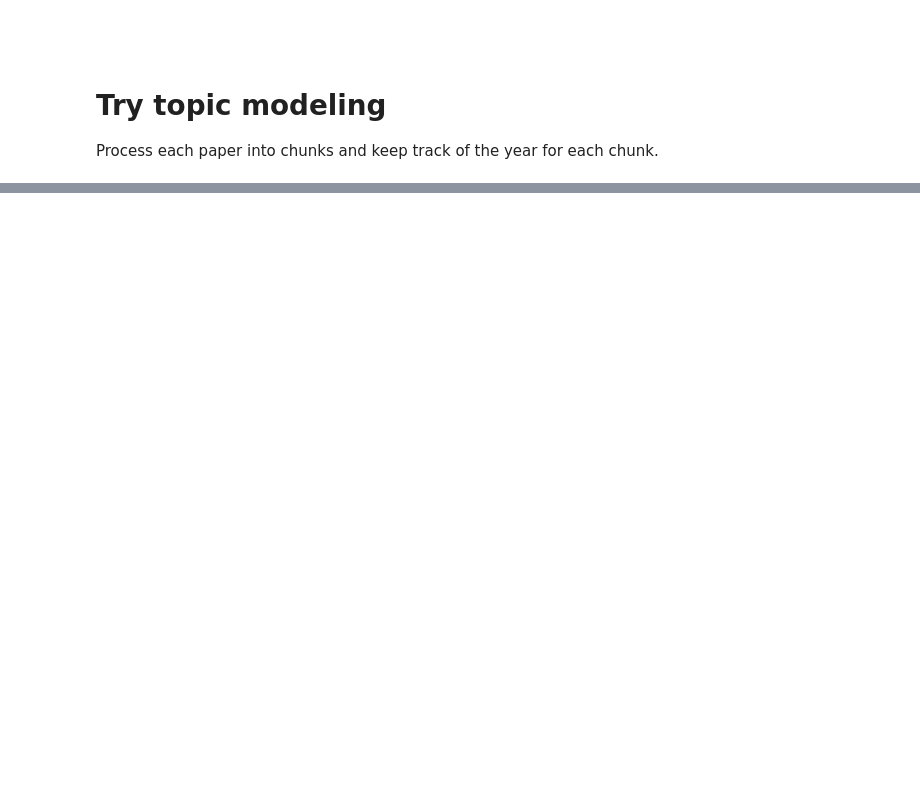
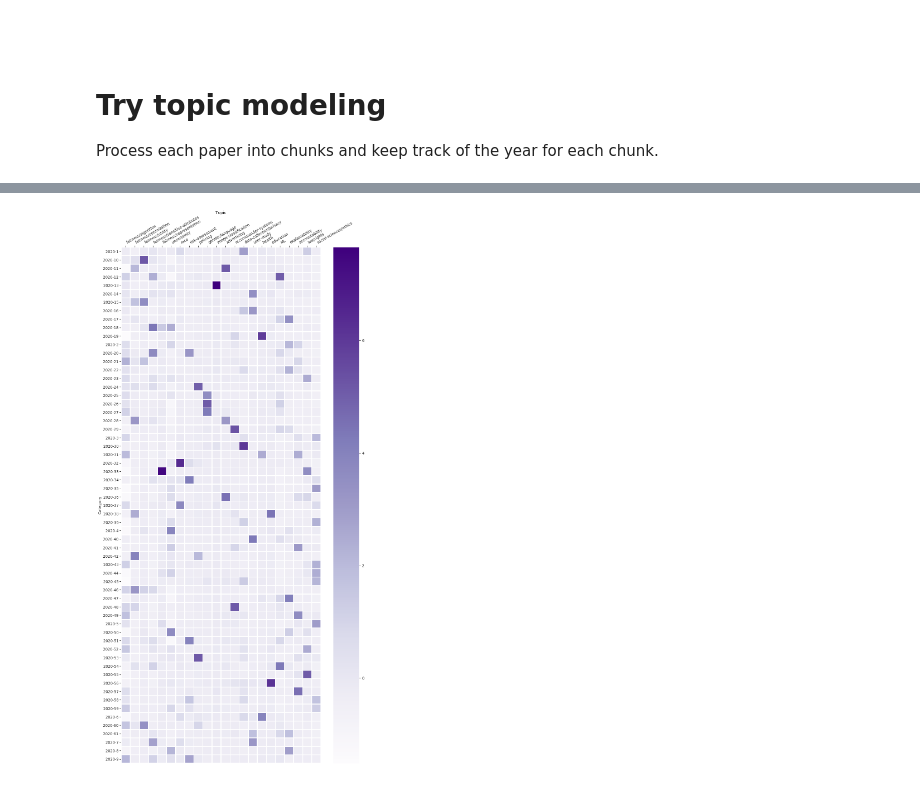
Before and after one commit to JainSameer06/FAccT-MF, a Jupyter notebook: src/lda-mallet/explore_topics.ipynb, the cells around one changed output, grey strips where cells are left out. Drawn from its saved outputs; the diff is of its cells as text; code cells hidden in the pictures; blank space fills up the shorter version.

```diff
--- a/src/lda-mallet/explore_topics.ipynb
+++ b/src/lda-mallet/explore_topics.ipynb
@@ -1355,0 +1542,9 @@ for _topic in range(0, num_topics):
+# %%
+plot_papers_by_topics_heatmap(training_paper_ids,
+                              "2020",
+                              topic_distributions,
+                              topic_keys_edited,
+                              output_directory_path + '/papers_by_topics_2020.pdf',
+                              dim=(14,28))
+# %% [output]
+[figure, added]
```
Also changed, not shown: parts of 16 cells of this notebook, 31 other files.
